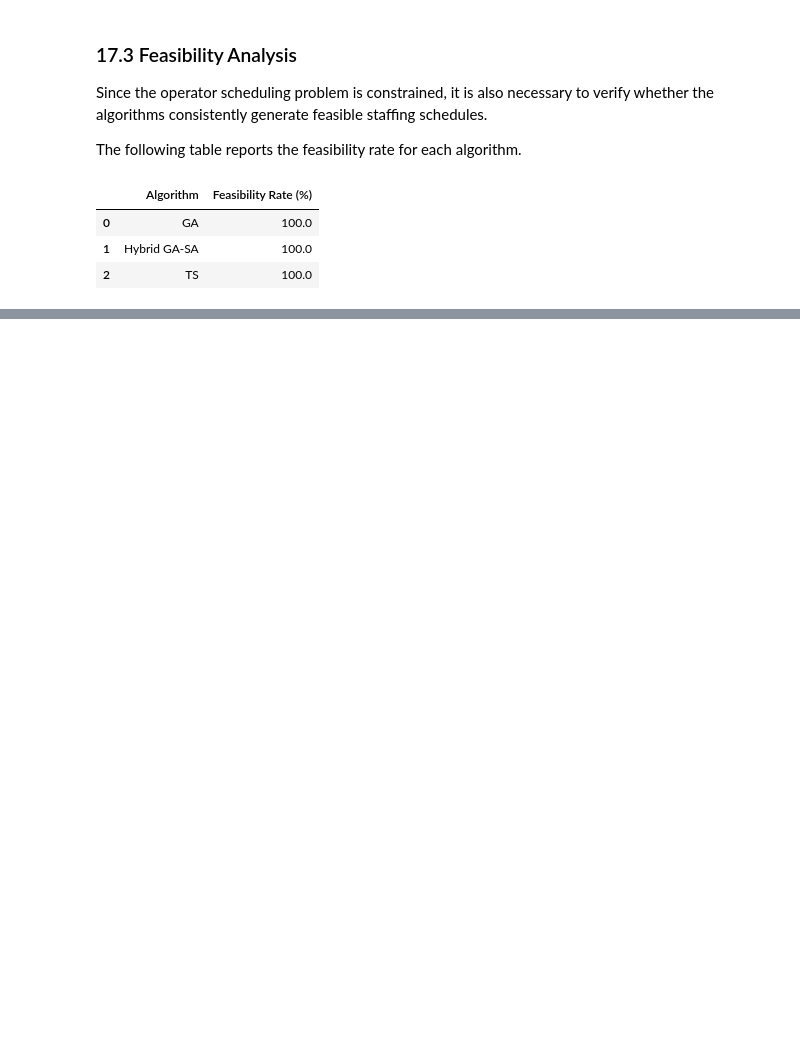
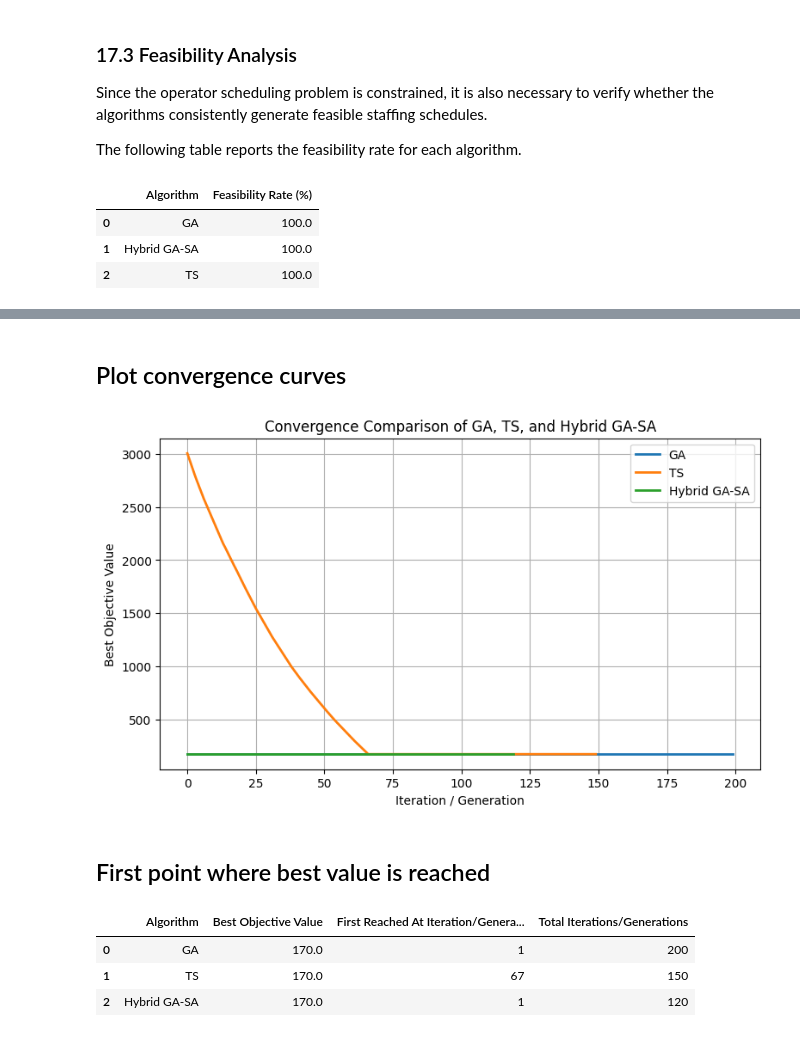
Before and after one commit to bhuttazain/Operator-Scheduling-Problem, a Jupyter notebook: Operator_Scheduling_Problem.ipynb, the cells around one changed output, grey strips where cells are left out. Drawn from its saved outputs; the diff is of its cells as text; code cells hidden in the pictures; blank space fills up the shorter version.

```diff
--- a/Operator_Scheduling_Problem.ipynb
+++ b/Operator_Scheduling_Problem.ipynb
@@ -2183,0 +2208,53 @@ plt.show()
+# %% [markdown]
+## Plot convergence curves
+# %%
+import matplotlib.pyplot as plt
+
+plt.figure(figsize=(9, 5))
+
+plt.plot(ga_result["convergence"], label="GA", linewidth=2)
+plt.plot(ts_result["convergence"], label="TS", linewidth=2)
+plt.plot(hybrid_result["convergence"], label="Hybrid GA-SA", linewidth=2)
+
+plt.xlabel("Iteration / Generation")
+plt.ylabel("Best Objective Value")
+plt.title("Convergence Comparison of GA, TS, and Hybrid GA-SA")
+plt.legend()
+plt.grid(True)
+plt.show()
+# %% [output]
+[figure, added]
+# %% [markdown]
+## First point where best value is reached
+# %%
+def first_reach_best(convergence):
+    best_value = min(convergence)
+    first_index = convergence.index(best_value) + 1
+    return best_value, first_index
+
+
+ga_best_value, ga_first_reach = first_reach_best(ga_result["convergence"])
+ts_best_value, ts_first_reach = first_reach_best(ts_result["convergence"])
+hybrid_best_value, hybrid_first_reach = first_reach_best(hybrid_result["convergence"])
+
+convergence_summary = pd.DataFrame({
+    "Algorithm": ["GA", "TS", "Hybrid GA-SA"],
+    "Best Objective Value": [ga_best_value, ts_best_value, hybrid_best_value],
+    "First Reached At Iteration/Generation": [
+        ga_first_reach,
+        ts_first_reach,
+        hybrid_first_reach
+    ],
+    "Total Iterations/Generations": [
+        len(ga_result["convergence"]),
+        len(ts_result["convergence"]),
+        len(hybrid_result["convergence"])
+    ]
+})
+
+convergence_summary
+# %% [output]
+|  | Algorithm | Best Objective Value | First Reached At Iteration/Genera... | Total Iterations/Generations |
+| 0 | GA | 170.0 | 1 | 200 |
+| 1 | TS | 170.0 | 67 | 150 |
+| 2 | Hybrid GA-SA | 170.0 | 1 | 120 |
```
Also changed, not shown: parts of 59 cells of this notebook.
